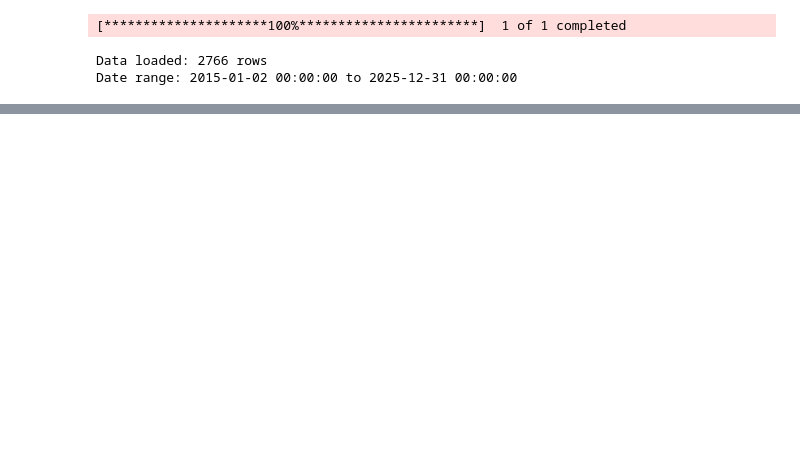
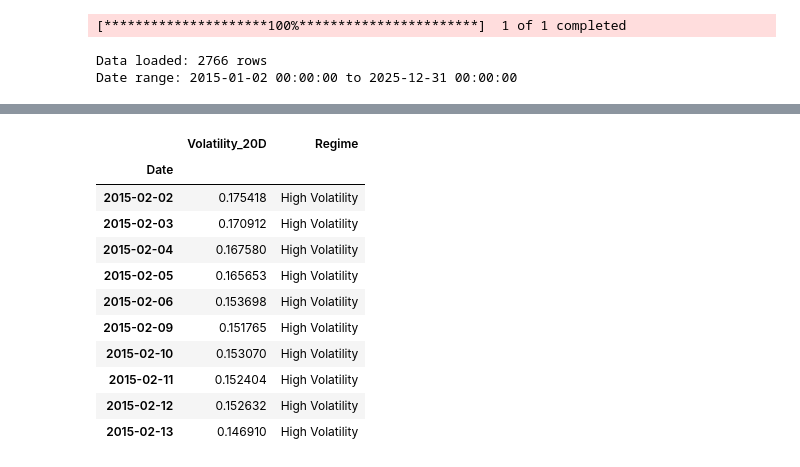
Before and after one commit to jane-disciullo/sp500-backtesting-strategy, a Jupyter notebook: notebooks/05_regime_analysis.ipynb, the cells around one changed output, grey strips where cells are left out. Cells and saved outputs as stored; diff of their text form; code cells hidden in the pictures; blank space fills up the shorter version.

```diff
--- a/notebooks/05_regime_analysis.ipynb
+++ b/notebooks/05_regime_analysis.ipynb
@@ -297,0 +34,7 @@ plt.show()
+# %%
+strategy = price.copy()
+
+strategy = generate_ma_signal(strategy, ma=200)
+strategy = run_backtest(strategy, starting_balance=100000)
+
+print(strategy.columns.tolist())
@@ -297,0 +86,15 @@ plt.show()
+# %%
+strategy[["Volatility_20D", "Regime"]].dropna().head(10)
+# %% [output]
+|  | Volatility_20D | Regime |
+| Date |  |  |
+| 2015-02-02 | 0.175418 | High Volatility |
+| 2015-02-03 | 0.170912 | High Volatility |
+| 2015-02-04 | 0.167580 | High Volatility |
+| 2015-02-05 | 0.165653 | High Volatility |
+| 2015-02-06 | 0.153698 | High Volatility |
+| 2015-02-09 | 0.151765 | High Volatility |
+| 2015-02-10 | 0.153070 | High Volatility |
+| 2015-02-11 | 0.152404 | High Volatility |
+| 2015-02-12 | 0.152632 | High Volatility |
+| 2015-02-13 | 0.146910 | High Volatility |
```
Also changed, not shown: parts of 38 cells of this notebook.
